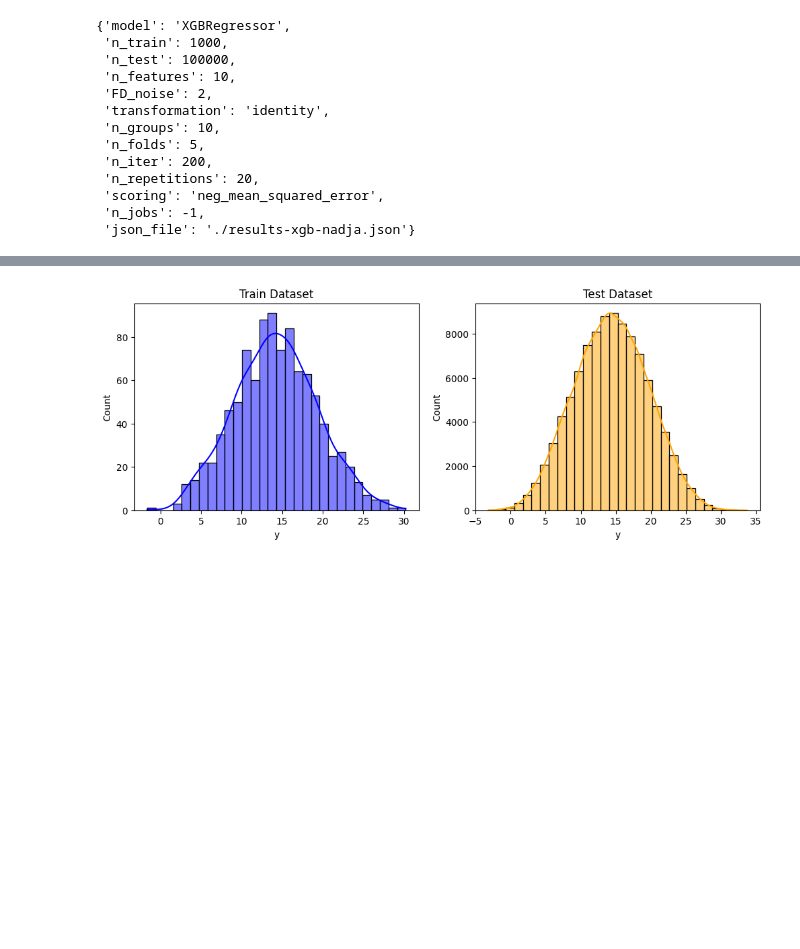
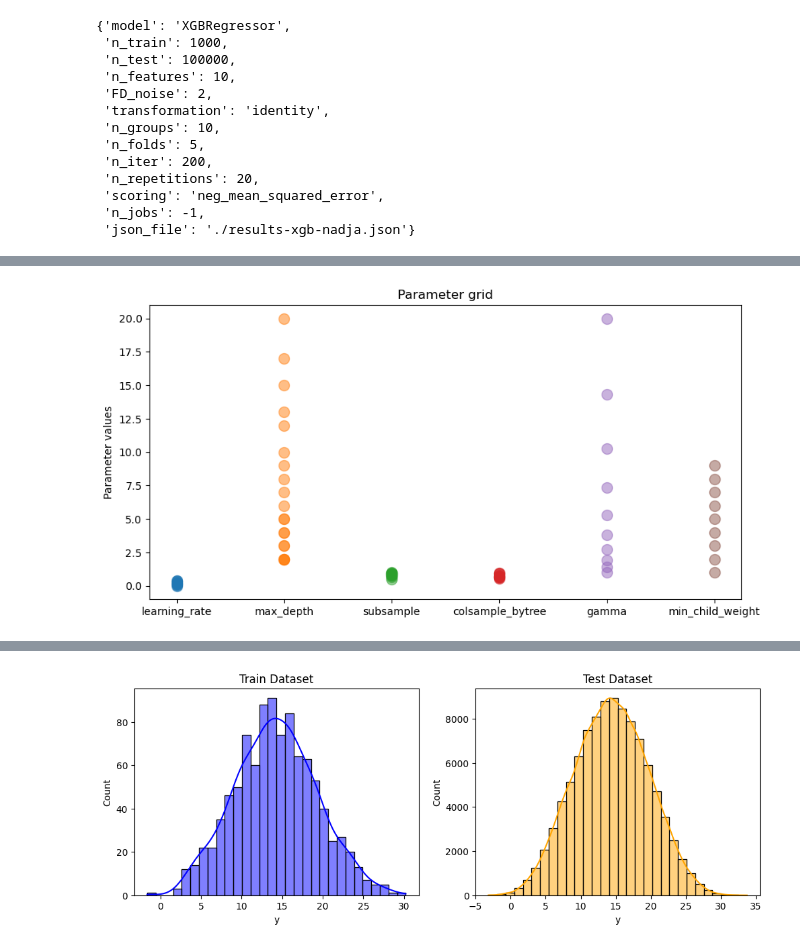
Before and after one commit to annegriddl/slds_stratification, a Jupyter notebook: Simulations/Experiments5 XGBoost/setup_XGBoost.ipynb, the cells around one changed output, grey strips where cells are left out. Cells and saved outputs as stored; diff of their text form; code cells hidden in the pictures; blank space fills up the shorter version.

```diff
--- a/Simulations/Experiments5 XGBoost/setup_XGBoost.ipynb
+++ b/Simulations/Experiments5 XGBoost/setup_XGBoost.ipynb
@@ -46,6 +46,7 @@ n_features = 10
 FD_noise= 2
 transformation='identity'
 seed=100
+np.random.seed(seed) # for selecting hyperparameters grid
 
 # Stratification
 n_groups = 10
@@ -58,15 +59,15 @@ scoring= 'neg_mean_squared_error'
 n_jobs= -1
 
 param_grid = {
-    'learning_rate': np.logspace(np.log(0.001), np.log(0.3), num =10), #default 0.3
-    'n_estimators': np.arange(100, 1000), #don't find it in parameters online (I think it depends on xgbosst version)
-    'max_depth':  [int(i) for i in np.logspace(np.log(2), np.log(10), num =10) ], # defualt 6
+    'learning_rate': np.linspace(0.001, 0.4, num =10), #default 0.3
+    'max_depth':  [int(i) for i in np.logspace(np.log10(2), np.log10(20), num =20) ], # defualt 6
     'subsample': [np.random.uniform(0.5,1) for i in range(10)], # default 1
     'colsample_bytree': [np.random.uniform(0.5,1) for i in range(10)],# default 1
-    'gamma': np.logspace(np.log(0), np.log(20), num =10), #default 0
+    'gamma': np.logspace(0, np.log10(20), num =10), #default 0
     'min_child_weight': np.arange(1, 10) #default 1
 }
-
+#'n_estimators': np.arange(100, 1000), #don't find it in parameters online (I think it depends on xgbosst version)
+#'learning_rate': np.logspace(np.log10(0.001), np.log10(0.6), num =10), #default 0.3
 
 # Initalize Model
 modelOptimizer = ModelOptimizerFinal(xgb.XGBRegressor(random_state=seed),
@@ -102,3 +103,11 @@ params
  'scoring': 'neg_mean_squared_error',
  'n_jobs': -1,
  'json_file': './results-xgb-nadja.json'}
+# %%
+# iterate over param_grid.keys() and print lenth
+combinations = 1
+for key in param_grid.keys():
+    count  = len(param_grid[key])
+    print(key, count)
+    combinations *= count
+print('combinations', combinations)
@@ -104,0 +122,13 @@ params
+# %%
+# plot param_grid: each parameter on y, number of values on x, points
+fig, ax = plt.subplots(figsize=(10, 5))
+for i, key in enumerate(param_grid.keys()):
+    count  = len(param_grid[key])
+    ax.scatter(np.repeat(i, count), param_grid[key], s=100, alpha=0.5)
+    ax.set_xticks(range(len(param_grid.keys())))
+    ax.set_xticklabels(param_grid.keys())
+    ax.set_ylabel('Parameter values')
+    ax.set_title('Parameter grid')
+plt.show()
+# %% [output]
+[figure, added]
```
Also changed, not shown: parts of 4 cells of this notebook, 4 other files.
